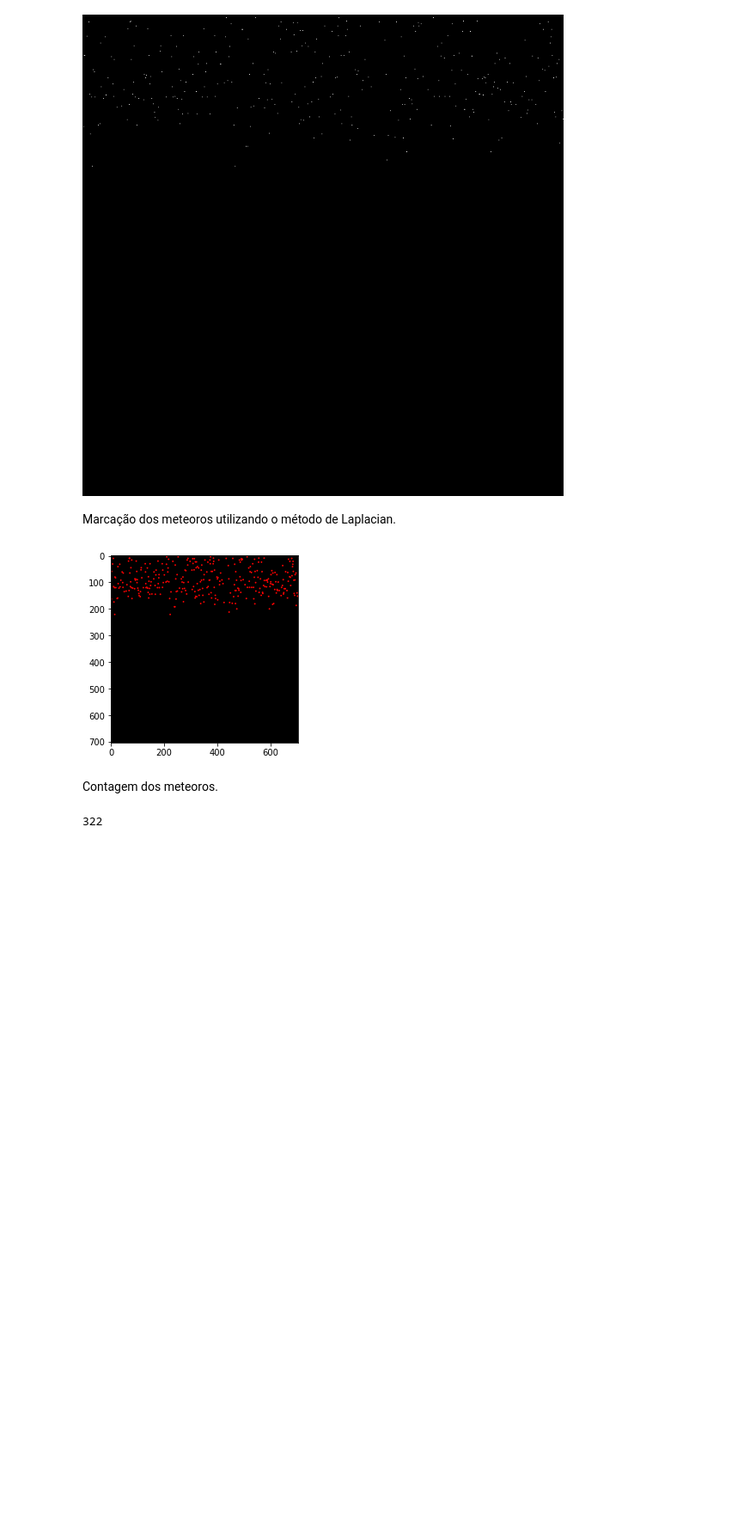
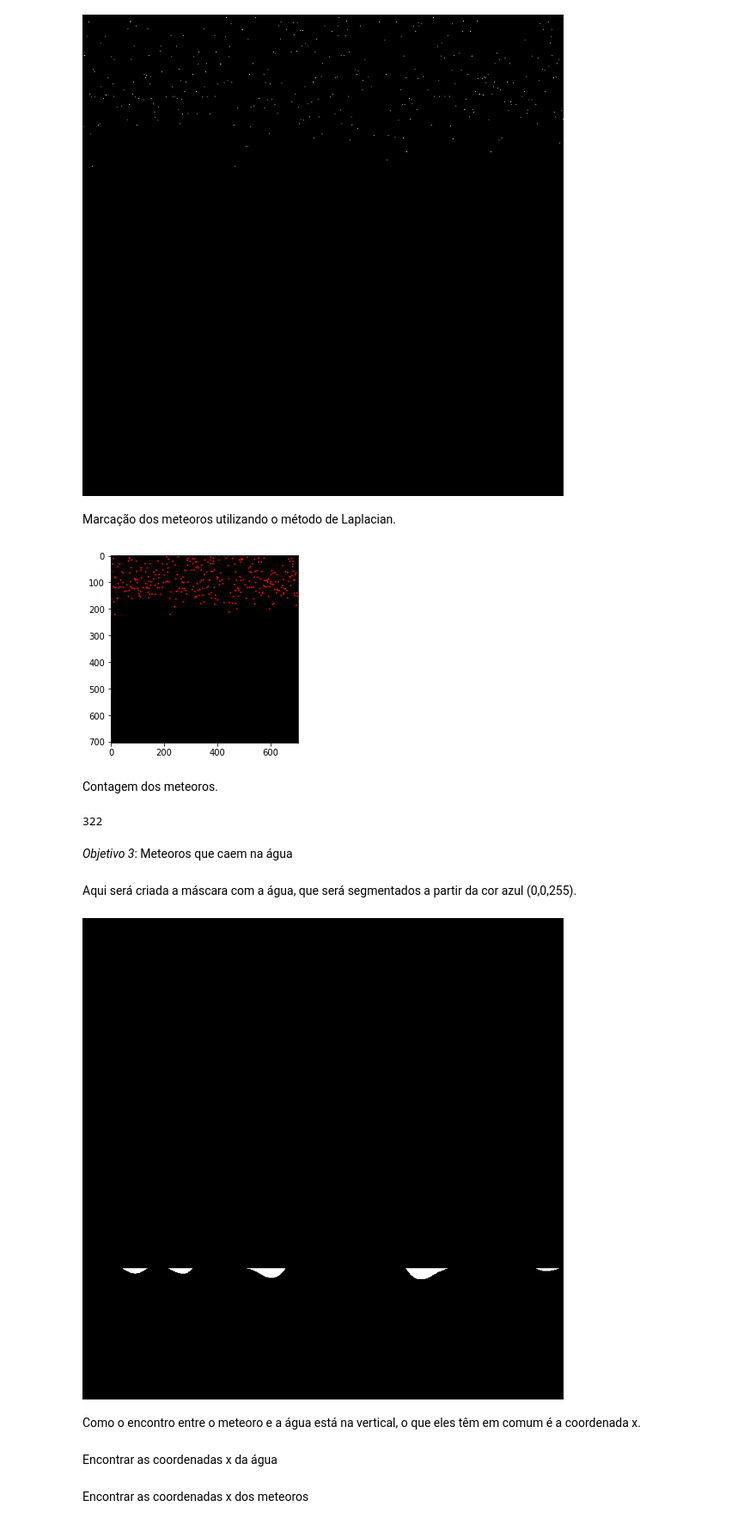
Before and after one commit to cbmoliveira/Imagem, a Jupyter notebook: oficialcassiafinal.ipynb, the cells around one changed output. Shown at 86% size. Drawn from its saved outputs; the diff is of its cells as text; code cells hidden in the pictures; blank space fills up the shorter version.

```diff
--- a/oficialcassiafinal.ipynb
+++ b/oficialcassiafinal.ipynb
@@ -101,3 +97,22 @@ Contagem dos meteoros.
 len(blobs2)
 # %% [output]
 322
+# %% [markdown]
+*Objetivo 3*: Meteoros que caem na água
+# %% [markdown]
+Aqui será criada a máscara com a água, que será segmentados a partir da cor azul (0,0,255).
+# %%
+lowerblue = np.array([0,0,255])#valor mínimo
+upperblue = np.array([0,0,255])#valor máximo
+
+#Máscara criada de acordo com a cor escolhida
+mask3 = cv2.inRange(img, lowerblue, upperblue)
+
+#Saída com a máscara criada
+cv2_imshow(mask3)
+# %% [output]
+[figure, added]
+# %% [markdown]
+Como o encontro entre o meteoro e a água está na vertical, o que eles têm em comum é a coordenada x.
+# %% [markdown]
+Encontrar as coordenadas x da água
@@ -103,0 +128,2 @@ len(blobs2)
+# %% [markdown]
+Encontrar as coordenadas x dos meteoros
```
Also changed, not shown: parts of 6 cells of this notebook.
